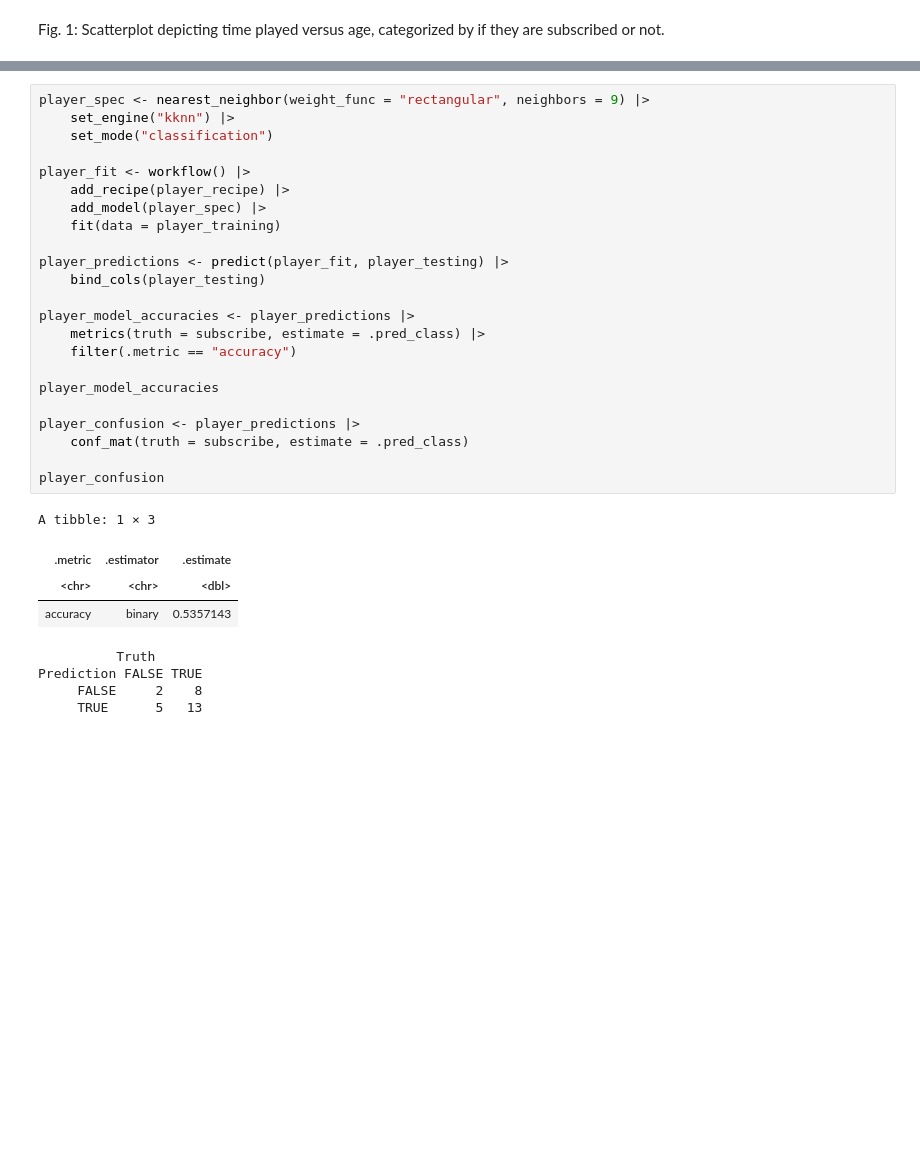
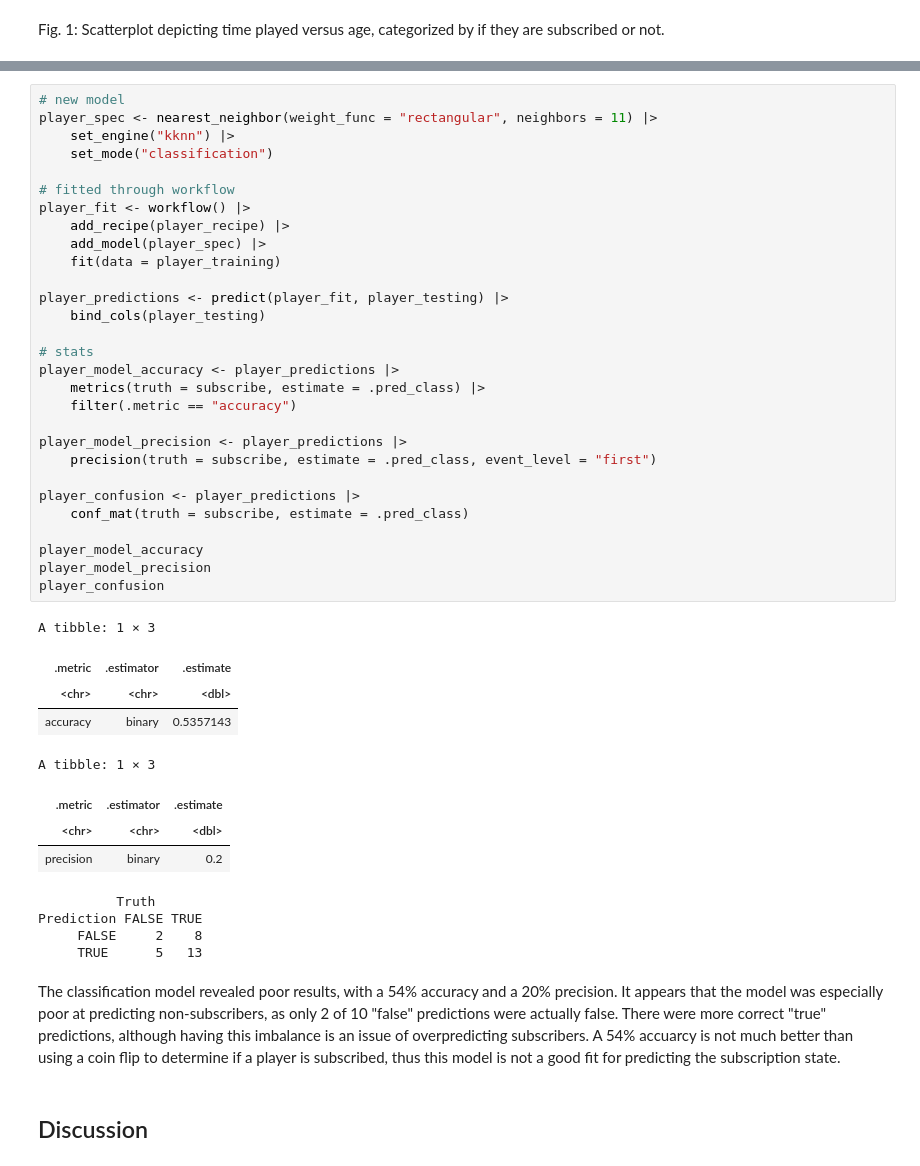
Before and after one commit to shk-am/dsci100-project, a Jupyter notebook: project_report.ipynb, the cells around one changed output, grey strips where cells are left out. Drawn from its saved outputs; the diff is of its cells as text; blank space fills up the shorter version.

Commit message:
Added to evaluating model, increased kvals range

```diff
--- a/project_report.ipynb
+++ b/project_report.ipynb
@@ -130,32 +158,46 @@ A tibble: 1 × 2
 # %%
-player_spec <- nearest_neighbor(weight_func = "rectangular", neighbors = 9) |>
+# new model
+player_spec <- nearest_neighbor(weight_func = "rectangular", neighbors = 11) |>
     set_engine("kknn") |>
     set_mode("classification")
 
+# fitted through workflow
 player_fit <- workflow() |>
     add_recipe(player_recipe) |>
     add_model(player_spec) |>
     fit(data = player_training)
 
 player_predictions <- predict(player_fit, player_testing) |>
     bind_cols(player_testing)
 
-player_model_accuracies <- player_predictions |>
+# stats
+player_model_accuracy <- player_predictions |>
     metrics(truth = subscribe, estimate = .pred_class) |>
     filter(.metric == "accuracy")
 
-player_model_accuracies
+player_model_precision <- player_predictions |>
+    precision(truth = subscribe, estimate = .pred_class, event_level = "first")
 
 player_confusion <- player_predictions |>
     conf_mat(truth = subscribe, estimate = .pred_class)
 
+player_model_accuracy
+player_model_precision
 player_confusion
 # %% [output]
 A tibble: 1 × 3
 | .metric | .estimator | .estimate |
 | <chr> | <chr> | <dbl> |
 | accuracy | binary | 0.5357143 |
-          Truth
-Prediction FALSE TRUE
-     FALSE     2    8
-     TRUE      5   13
+A tibble: 1 × 3
+| .metric | .estimator | .estimate |
+| <chr> | <chr> | <dbl> |
+| precision | binary | 0.2 |
+          Truth
+Prediction FALSE TRUE
+     FALSE     2    8
+     TRUE      5   13
+# %% [markdown]
+The classification model revealed poor results, with a 54% accuracy and a 20% precision. It appears that the model was especially poor at predicting non-subscribers, as only 2 of 10 "false" predictions were actually false. There were more correct "true" predictions, although having this imbalance is an issue of overpredicting subscribers. A 54% accuarcy is not much better than using a coin flip to determine if a player is subscribed, thus this model is not a good fit for predicting the subscription state.
+# %% [markdown]
+## Discussion
```
Also changed, not shown: parts of 6 cells of this notebook.
